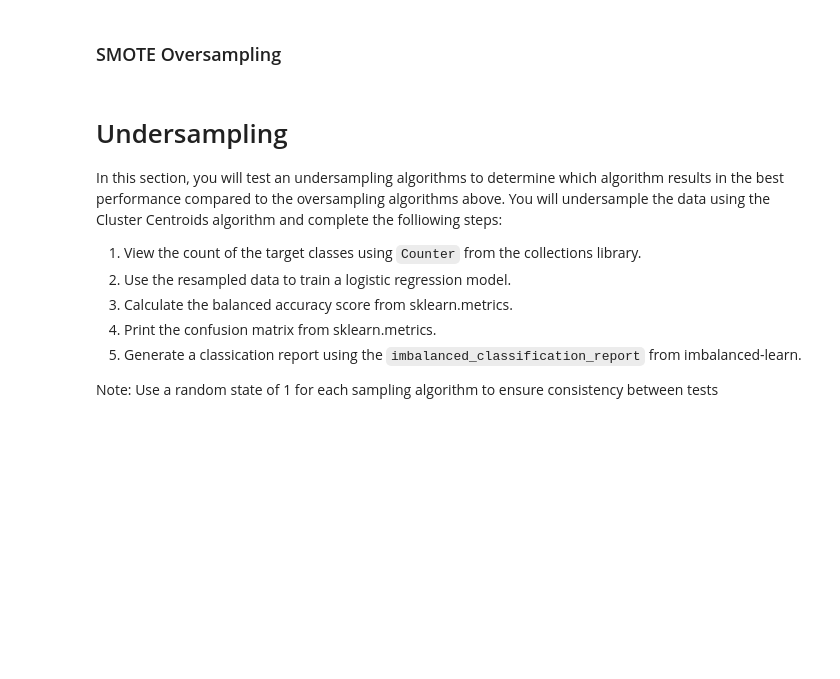
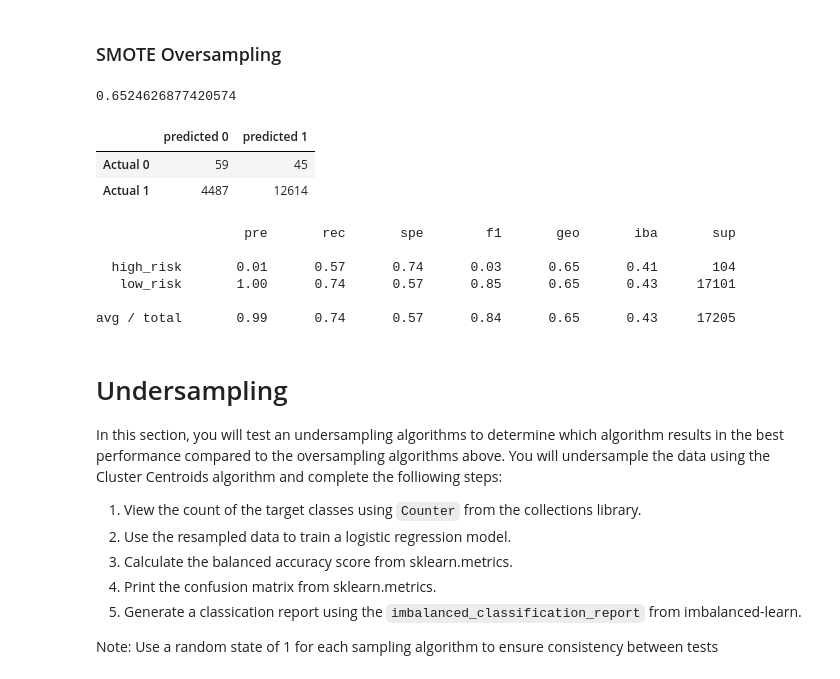
Before and after one commit to yycheung/Credit_Risk_Analysis, a Jupyter notebook: credit_risk_resampling.ipynb, the cells around one changed output. Drawn from its saved outputs; the diff is of its cells as text; code cells hidden in the pictures; blank space fills up the shorter version.

```diff
--- a/credit_risk_resampling.ipynb
+++ b/credit_risk_resampling.ipynb
@@ -206,6 +206,18 @@ avg / total       0.99      0.68      0.54      0.80      0.61      0.37     172
+# %%
+# Resample the training data with SMOTE
+
+from imblearn.over_sampling import SMOTE
+
+X_resample2, y_resample2 = SMOTE(random_state=1, sampling_strategy='auto').fit_resample(X_train, y_train)
 # %%
 # Train the Logistic Regression model using the resampled data
-# YOUR CODE HERE
+
+model2 = LogisticRegression(random_state=1).fit(X_resample2, y_resample2)
 # %%
 # Calculated the balanced accuracy score
-# YOUR CODE HERE
+
+y_pred2 = model2.predict(X_test)
+
+balanced_accuracy_score(y_test, y_pred2)
+# %% [output]
+0.6524626877420574
@@ -215,6 +224,24 @@ avg / total       0.99      0.68      0.54      0.80      0.61      0.37     172
+# %%
+# Display the confusion matrix
+
+cm=confusion_matrix(y_test, y_pred2)
+cm_df=pd.DataFrame(cm, index=["Actual 0", "Actual 1"],columns=["predicted 0","predicted 1"])
+cm_df
+# %% [output]
+|  | predicted 0 | predicted 1 |
+| Actual 0 | 59 | 45 |
+| Actual 1 | 4487 | 12614 |
 # %%
 # Print the imbalanced classification report
-# YOUR CODE HERE
+
+print(classification_report_imbalanced(y_test, y_pred2))
+# %% [output]
+                   pre       rec       spe        f1       geo       iba       sup
+
+  high_risk       0.01      0.57      0.74      0.03      0.65      0.41       104
+   low_risk       1.00      0.74      0.57      0.85      0.65      0.43     17101
+
+avg / total       0.99      0.74      0.57      0.84      0.65      0.43     17205
 # %% [markdown]
 # Undersampling
 
```
Also changed, not shown: parts of 11 cells of this notebook.
